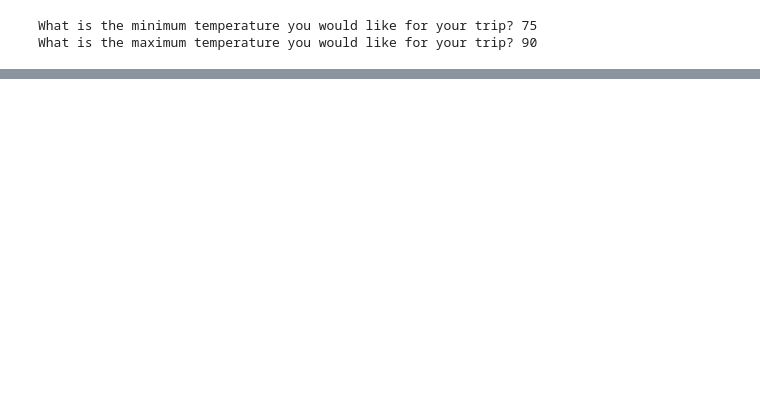
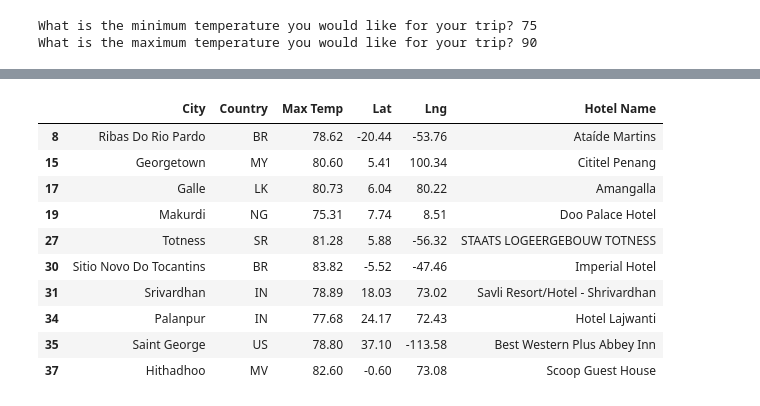
Before and after one commit to jcp650/World_Weather_Analysis, a Jupyter notebook: WeatherPy.ipynb, the cells around one changed output, grey strips where cells are left out. Drawn from its saved outputs; the diff is of its cells as text; code cells hidden in the pictures; blank space fills up the shorter version.

```diff
--- a/WeatherPy.ipynb
+++ b/WeatherPy.ipynb
@@ -555,0 +554,26 @@ hotel_df.head(10)
+# %%
+# Set parameters to search for a hotel.
+params = {
+    "radius": 5000,
+    "type": "lodging",
+    "key": g_key
+}
+# %%
+# Iterate through the DataFrame.
+for index, row in hotel_df.iterrows():
+    # Get the latitude and longitude.
+    lat = row["Lat"]
+    lng = row["Lng"]
+
+    # Add the latitude and longitude to location key for the params dictionary.
+    params["location"] = f"{lat},{lng}"
+
+    # Use the search term: "lodging" and our latitude and longitude.
+    base_url = "https://maps.googleapis.com/maps/api/place/nearbysearch/json"
+    # Make request and get the JSON data from the search.
+    hotels = requests.get(base_url, params=params).json()
+    # Grab the first hotel from the results and store the name.
+    try:
+        hotel_df.loc[index, "Hotel Name"] = hotels["results"][0]["name"]
+    except (IndexError):
+        print("Hotel not found... skipping")
@@ -555,0 +595,14 @@ hotel_df.head(10)
+# %%
+hotel_df.head(10)
+# %% [output]
+|  | City | Country | Max Temp | Lat | Lng | Hotel Name |
+| 8 | Ribas Do Rio Pardo | BR | 78.62 | -20.44 | -53.76 | Ataíde Martins |
+| 15 | Georgetown | MY | 80.60 | 5.41 | 100.34 | Cititel Penang |
+| 17 | Galle | LK | 80.73 | 6.04 | 80.22 | Amangalla |
+| 19 | Makurdi | NG | 75.31 | 7.74 | 8.51 | Doo Palace Hotel |
+| 27 | Totness | SR | 81.28 | 5.88 | -56.32 | STAATS LOGEERGEBOUW TOTNESS |
+| 30 | Sitio Novo Do Tocantins | BR | 83.82 | -5.52 | -47.46 | Imperial Hotel |
+| 31 | Srivardhan | IN | 78.89 | 18.03 | 73.02 | Savli Resort/Hotel - Shrivardhan |
+| 34 | Palanpur | IN | 77.68 | 24.17 | 72.43 | Hotel Lajwanti |
+| 35 | Saint George | US | 78.80 | 37.10 | -113.58 | Best Western Plus Abbey Inn |
+| 37 | Hithadhoo | MV | 82.60 | -0.60 | 73.08 | Scoop Guest House |
```
Also changed, not shown: parts of 32 cells of this notebook.
